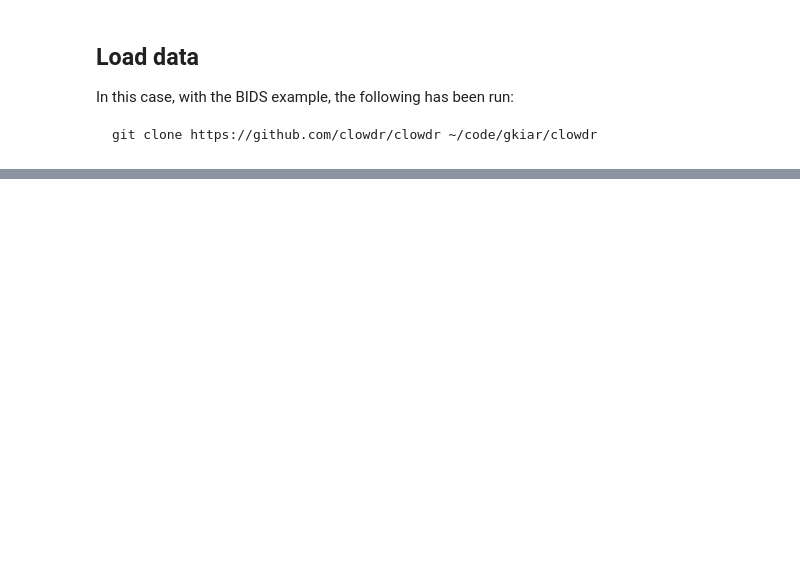
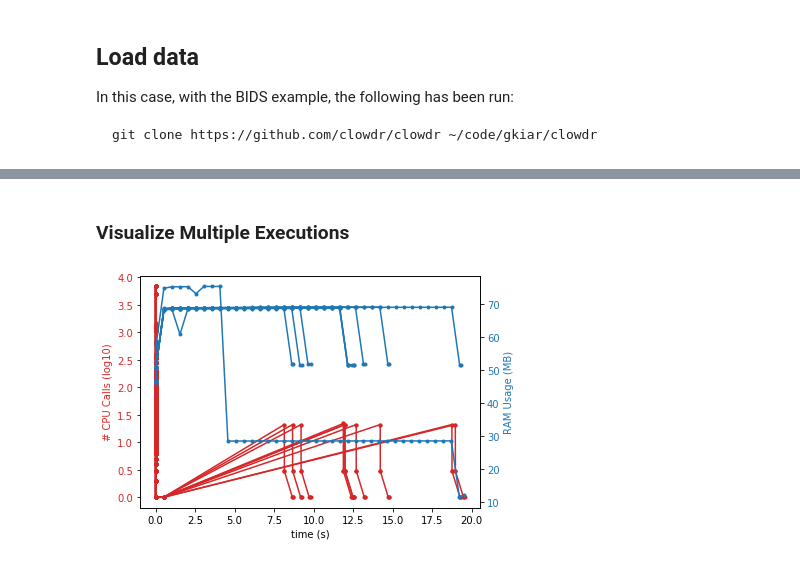
Before and after one commit to clowdr/clowdr-paper, a Jupyter notebook: code/clowdr_paper_execution_exploration.ipynb, the cells around one changed output, grey strips where cells are left out. Drawn from its saved outputs; the diff is of its cells as text; code cells hidden in the pictures; blank space fills up the shorter version.

```diff
--- a/code/clowdr_paper_execution_exploration.ipynb
+++ b/code/clowdr_paper_execution_exploration.ipynb
@@ -68,0 +67,2 @@ example_cpu_data.iloc[426].subcalls
+# %% [markdown]
+### Visualize Multiple Executions
@@ -68,0 +95,33 @@ example_cpu_data.iloc[426].subcalls
+# %%
+fig, ax1 = plt.subplots()
+ax2 = ax1.twinx()  # instantiate a second axes that shares the same x-axis
+
+for task in tasks:
+    taskdat = combined.loc[combined['task'] == int(task)]
+
+    tid = taskdat[taskdat.field == 'cputiming'].index.tolist()[0]
+    t_cpu = taskdat.loc[taskdat.field == 'cputiming'].value[tid]
+    y_cpu = taskdat.loc[taskdat.field == 'cpu'].value[tid+1]
+
+    t_mem = taskdat.loc[taskdat.field == 'memtiming'].value[tid+2]
+    y_mem = taskdat.loc[taskdat.field == 'mem'].value[tid+3]
+
+    color = 'tab:red'
+    ax1.plot(t_cpu, np.log10(y_cpu), color=color, marker='.')
+
+    color = 'tab:blue'
+    ax2.plot(t_mem, y_mem, color=color, marker='.',)
+
+color = 'tab:red'
+ax1.set_xlabel('time (s)')
+ax1.set_ylabel('# CPU Calls (log10)', color=color)
+ax1.tick_params(axis='y', labelcolor=color)
+
+color = 'tab:blue'
+ax2.set_ylabel('RAM Usage (MB)', color=color)  # we already handled the x-label with ax1
+ax2.tick_params(axis='y', labelcolor=color)
+
+fig.tight_layout()  # otherwise the right y-label is slightly clipped
+plt.show()
+# %% [output]
+[figure, added]
```
Also changed, not shown: parts of 10 cells of this notebook.
